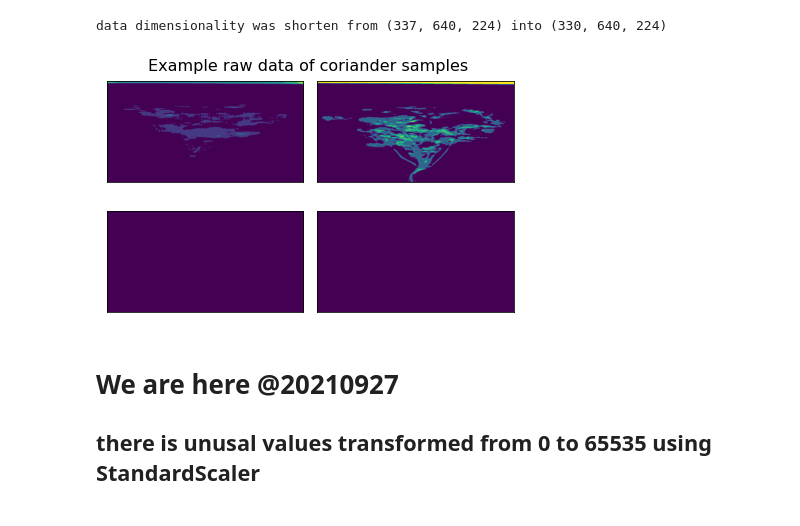
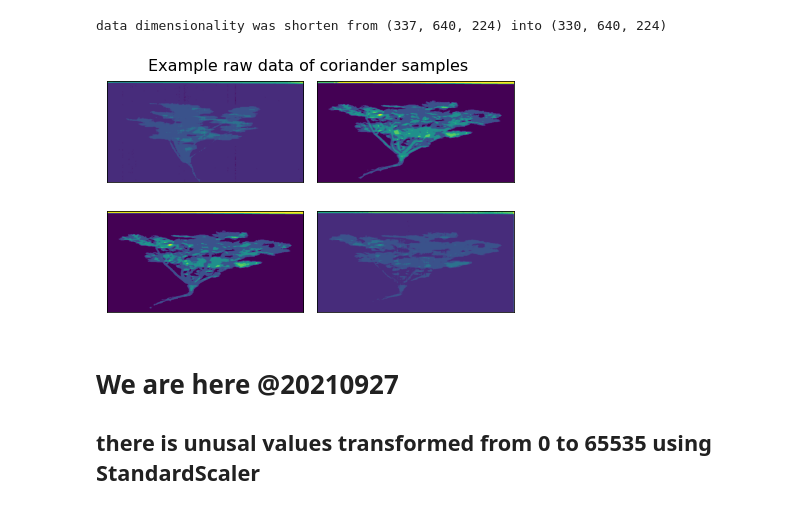
Before and after one commit to navavatpi/researchPhd, a Jupyter notebook: corianderScratch.ipynb, the cells around one changed output. Cells and saved outputs as stored; diff of their text form; code cells hidden in the pictures.

Commit message:
completed data preparation

```diff
--- a/corianderScratch.ipynb
+++ b/corianderScratch.ipynb
@@ -83,13 +81,13 @@ corriander_sample_2_0007                            corriander_sample_3_0010
 corriander_sample_2_0008
 # %%
 # define path to files
-defaultdir = '/content/drive/My Drive/all_about_phd/phd_data/'
+defaultdir = '/content/drive/My Drive/all_about_phd/'
 
 ## full dataset
 # rootdir = defaultdir + 'data_20210218'
 
 ## test dataset
-rootdir = defaultdir + 'sample_data'
+rootdir = defaultdir + 'phd_data/sample_data'
 
 ## check
 print(rootdir)
@@ -182,7 +182,7 @@ del X_raw
 data dimensionality was shorten from (337, 640, 224) into (330, 640, 224)
 # %%
 # define scaler function to adjust value using Z-score scaling
-def data_zscaler(X=X):
+def data_scaler(X=X):
 
   # setup empty variable w/ the same shape to original tensor
   X_scaled = np.zeros_like(X)
@@ -191,7 +191,7 @@ def data_zscaler(X=X):
   for wavelength in range(X.shape[-1]):
 
       # define scaler method
-      scaler = StandardScaler()
+      scaler = StandardScaler(with_mean=False) # specify to not centering data when dealing w/ sparse matrix
 
       # perform normalization -> assign to a temporary variable by
           # flatten all data points shape
@@ -203,4 +203,4 @@ def data_zscaler(X=X):
 # %%
 # perform scaler function
 # !note: this process take some minutes
-Xz = data_zscaler(X=X)
+X = data_scaler(X=X)
@@ -231,19 +207,19 @@ Xn = data_nscaler(X=X)
 # %%
-# show images of sample in a spectrum
+# show images of scaled data
 fig, axes = plt.subplots(nrows=2, ncols=2)
 
 ## sample 0th - 3th are selected
 ## Z; spectral, is randomly specified
-axes[0, 0].imshow(Xz[0][:,:,0])
-axes[0, 1].imshow(Xz[1][:,:,50])
-axes[1, 0].imshow(Xn[2][:,:,100])
-axes[1, 1].imshow(Xn[3][:,:,223])
+axes[0, 0].imshow(X[20][:,:,0])
+axes[0, 1].imshow(X[0][:,:,50])
+axes[1, 0].imshow(X[0][:,:,100])
+axes[1, 1].imshow(X[0][:,:,223])
 
 plt.setp(plt.gcf().get_axes(), xticks=[], yticks=[]);
 fig.suptitle('Example raw data of coriander samples', fontsize=16)
 fig.tight_layout()
 # %% [output]
-[figure, old version]
+[figure, new version]
 # %% [markdown]
 # We are here @20210927
 ## there is unusal values transformed from 0 to 65535 using StandardScaler
```
Also changed, not shown: parts of 24 cells of this notebook.
